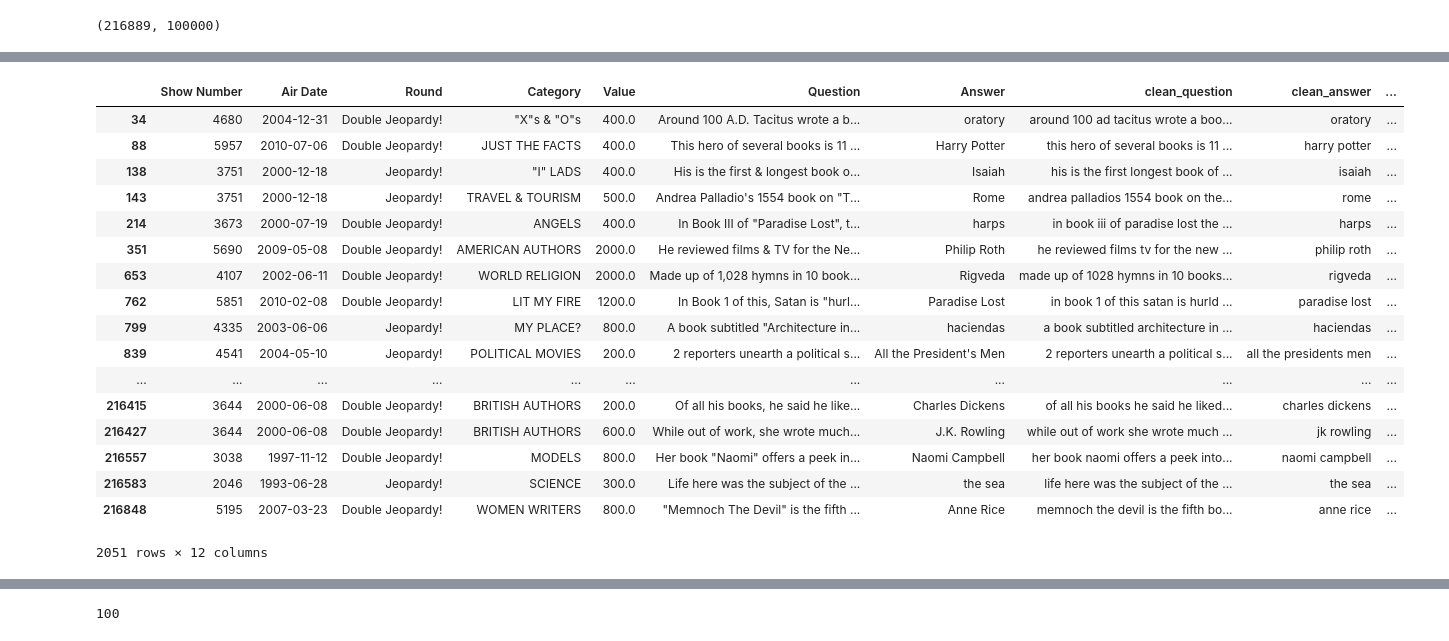
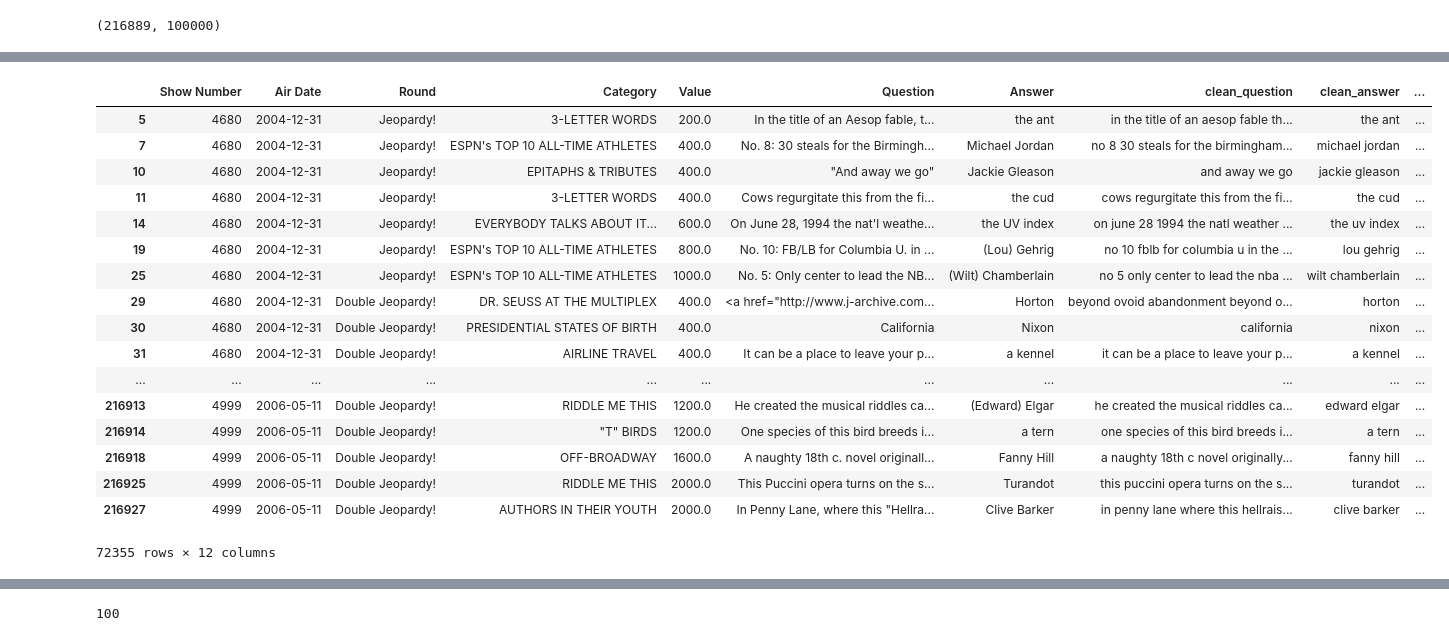
Before and after one commit to nfranchetti/Jeopardy, a Jupyter notebook: part3/clustering_first_steps.ipynb, the cells around one changed output, grey strips where cells are left out. Cells and saved outputs as stored; diff of their text form; code cells hidden in the pictures.

```diff
--- a/part3/clustering_first_steps.ipynb
+++ b/part3/clustering_first_steps.ipynb
@@ -388,25 +387,25 @@ df['Cluster'].value_counts()
 Name: Cluster, dtype: int64
 # %%
-df[df['Cluster'] == 19]
+df[df['Cluster'] == 76]
 # %% [output]
 |  | Show Number | Air Date | Round | Category | Value | Question | Answer | clean_question | clean_answer | ... |
-| 34 | 4680 | 2004-12-31 | Double Jeopardy! | "X"s & "O"s | 400.0 | Around 100 A.D. Tacitus wrote a b... | oratory | around 100 ad tacitus wrote a boo... | oratory | ... |
-| 88 | 5957 | 2010-07-06 | Double Jeopardy! | JUST THE FACTS | 400.0 | This hero of several books is 11 ... | Harry Potter | this hero of several books is 11 ... | harry potter | ... |
-| 138 | 3751 | 2000-12-18 | Jeopardy! | "I" LADS | 400.0 | His is the first & longest book o... | Isaiah | his is the first longest book of ... | isaiah | ... |
-| 143 | 3751 | 2000-12-18 | Jeopardy! | TRAVEL & TOURISM | 500.0 | Andrea Palladio's 1554 book on "T... | Rome | andrea palladios 1554 book on the... | rome | ... |
-| 214 | 3673 | 2000-07-19 | Double Jeopardy! | ANGELS | 400.0 | In Book III of "Paradise Lost", t... | harps | in book iii of paradise lost the ... | harps | ... |
-| 351 | 5690 | 2009-05-08 | Double Jeopardy! | AMERICAN AUTHORS | 2000.0 | He reviewed films & TV for the Ne... | Philip Roth | he reviewed films tv for the new ... | philip roth | ... |
-| 653 | 4107 | 2002-06-11 | Double Jeopardy! | WORLD RELIGION | 2000.0 | Made up of 1,028 hymns in 10 book... | Rigveda | made up of 1028 hymns in 10 books... | rigveda | ... |
-| 762 | 5851 | 2010-02-08 | Double Jeopardy! | LIT MY FIRE | 1200.0 | In Book 1 of this, Satan is "hurl... | Paradise Lost | in book 1 of this satan is hurld ... | paradise lost | ... |
-| 799 | 4335 | 2003-06-06 | Jeopardy! | MY PLACE? | 800.0 | A book subtitled "Architecture in... | haciendas | a book subtitled architecture in ... | haciendas | ... |
-| 839 | 4541 | 2004-05-10 | Jeopardy! | POLITICAL MOVIES | 200.0 | 2 reporters unearth a political s... | All the President's Men | 2 reporters unearth a political s... | all the presidents men | ... |
+| 5 | 4680 | 2004-12-31 | Jeopardy! | 3-LETTER WORDS | 200.0 | In the title of an Aesop fable, t... | the ant | in the title of an aesop fable th... | the ant | ... |
+| 7 | 4680 | 2004-12-31 | Jeopardy! | ESPN's TOP 10 ALL-TIME ATHLETES | 400.0 | No. 8: 30 steals for the Birmingh... | Michael Jordan | no 8 30 steals for the birmingham... | michael jordan | ... |
+| 10 | 4680 | 2004-12-31 | Jeopardy! | EPITAPHS & TRIBUTES | 400.0 | "And away we go" | Jackie Gleason | and away we go | jackie gleason | ... |
+| 11 | 4680 | 2004-12-31 | Jeopardy! | 3-LETTER WORDS | 400.0 | Cows regurgitate this from the fi... | the cud | cows regurgitate this from the fi... | the cud | ... |
+| 14 | 4680 | 2004-12-31 | Jeopardy! | EVERYBODY TALKS ABOUT IT... | 600.0 | On June 28, 1994 the nat'l weathe... | the UV index | on june 28 1994 the natl weather ... | the uv index | ... |
+| 19 | 4680 | 2004-12-31 | Jeopardy! | ESPN's TOP 10 ALL-TIME ATHLETES | 800.0 | No. 10: FB/LB for Columbia U. in ... | (Lou) Gehrig | no 10 fblb for columbia u in the ... | lou gehrig | ... |
+| 25 | 4680 | 2004-12-31 | Jeopardy! | ESPN's TOP 10 ALL-TIME ATHLETES | 1000.0 | No. 5: Only center to lead the NB... | (Wilt) Chamberlain | no 5 only center to lead the nba ... | wilt chamberlain | ... |
+| 29 | 4680 | 2004-12-31 | Double Jeopardy! | DR. SEUSS AT THE MULTIPLEX | 400.0 | <a href="http://www.j-archive.com... | Horton | beyond ovoid abandonment beyond o... | horton | ... |
+| 30 | 4680 | 2004-12-31 | Double Jeopardy! | PRESIDENTIAL STATES OF BIRTH | 400.0 | California | Nixon | california | nixon | ... |
+| 31 | 4680 | 2004-12-31 | Double Jeopardy! | AIRLINE TRAVEL | 400.0 | It can be a place to leave your p... | a kennel | it can be a place to leave your p... | a kennel | ... |
 | ... | ... | ... | ... | ... | ... | ... | ... | ... | ... | ... |
-| 216415 | 3644 | 2000-06-08 | Double Jeopardy! | BRITISH AUTHORS | 200.0 | Of all his books, he said he like... | Charles Dickens | of all his books he said he liked... | charles dickens | ... |
-| 216427 | 3644 | 2000-06-08 | Double Jeopardy! | BRITISH AUTHORS | 600.0 | While out of work, she wrote much... | J.K. Rowling | while out of work she wrote much ... | jk rowling | ... |
-| 216557 | 3038 | 1997-11-12 | Double Jeopardy! | MODELS | 800.0 | Her book "Naomi" offers a peek in... | Naomi Campbell | her book naomi offers a peek into... | naomi campbell | ... |
-| 216583 | 2046 | 1993-06-28 | Jeopardy! | SCIENCE | 300.0 | Life here was the subject of the ... | the sea | life here was the subject of the ... | the sea | ... |
-| 216848 | 5195 | 2007-03-23 | Double Jeopardy! | WOMEN WRITERS | 800.0 | "Memnoch The Devil" is the fifth ... | Anne Rice | memnoch the devil is the fifth bo... | anne rice | ... |
+| 216913 | 4999 | 2006-05-11 | Double Jeopardy! | RIDDLE ME THIS | 1200.0 | He created the musical riddles ca... | (Edward) Elgar | he created the musical riddles ca... | edward elgar | ... |
+| 216914 | 4999 | 2006-05-11 | Double Jeopardy! | "T" BIRDS | 1200.0 | One species of this bird breeds i... | a tern | one species of this bird breeds i... | a tern | ... |
+| 216918 | 4999 | 2006-05-11 | Double Jeopardy! | OFF-BROADWAY | 1600.0 | A naughty 18th c. novel originall... | Fanny Hill | a naughty 18th c novel originally... | fanny hill | ... |
+| 216925 | 4999 | 2006-05-11 | Double Jeopardy! | RIDDLE ME THIS | 2000.0 | This Puccini opera turns on the s... | Turandot | this puccini opera turns on the s... | turandot | ... |
+| 216927 | 4999 | 2006-05-11 | Double Jeopardy! | AUTHORS IN THEIR YOUTH | 2000.0 | In Penny Lane, where this "Hellra... | Clive Barker | in penny lane where this hellrais... | clive barker | ... |
-2051 rows × 12 columns
+72355 rows × 12 columns
 # %%
 # from sklearn.metrics import silhouette_score
 
```
Also changed, not shown: parts of 37 cells of this notebook, 15 other files.
